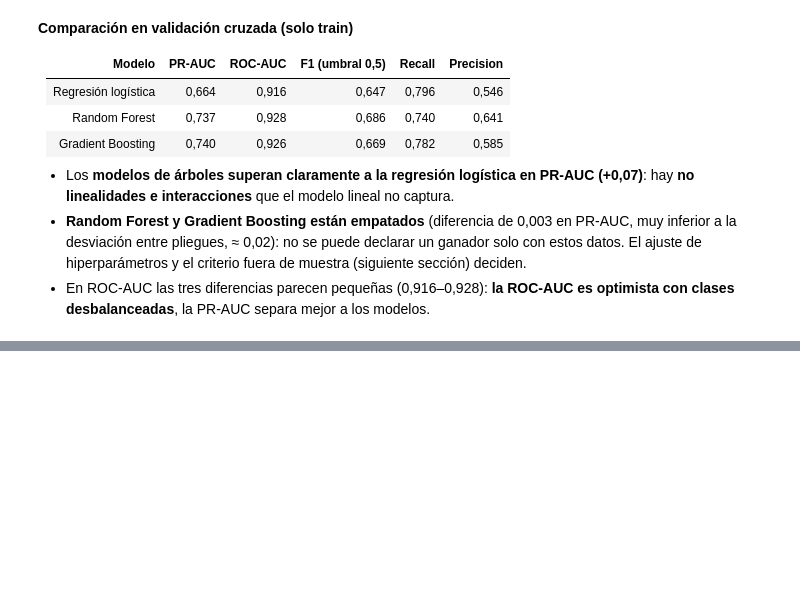
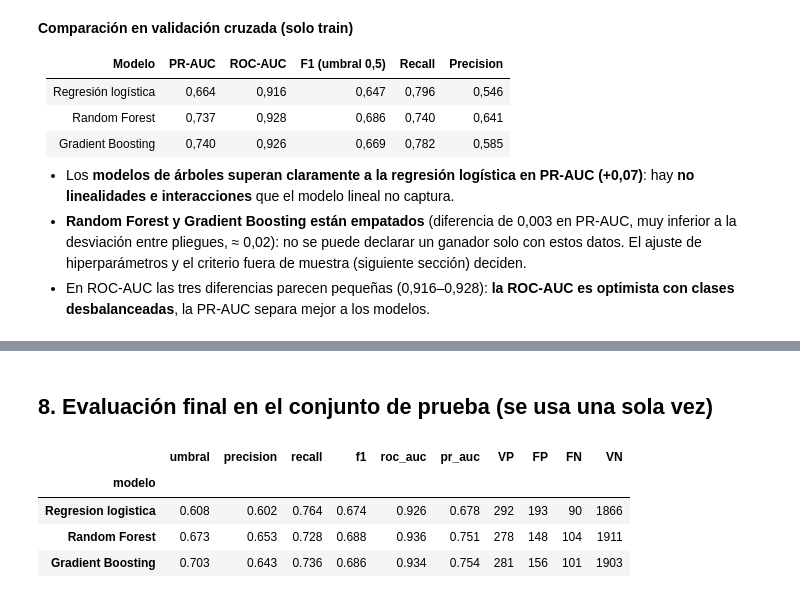
Before and after one commit to Xantyagoh/grupo3-ml-intencion-compra, a Jupyter notebook: evaluacion 4/notebooks/03_supervisado.ipynb, the cells around one changed output, grey strips where cells are left out. Cells and saved outputs as stored; diff of their text form; code cells hidden in the pictures; blank space fills up the shorter version.

```diff
--- a/evaluacion 4/notebooks/03_supervisado.ipynb
+++ b/evaluacion 4/notebooks/03_supervisado.ipynb
@@ -175,0 +208,18 @@ plt.show()
+# %%
+from sklearn.model_selection import cross_val_predict
+from sklearn.metrics import precision_recall_curve, roc_curve
+
+candidatos = {'Regresion logistica': hacer_pipeline(lr_bal), 'Random Forest': mejores['Random Forest'],
+              'Gradient Boosting': mejores['Gradient Boosting']}
+oof, umbrales = {}, {}
+for nombre, pipe in candidatos.items():
+    oof[nombre] = cross_val_predict(pipe, X_train, y_train, cv=CV, method='predict_proba', n_jobs=-1)[:, 1]
+    p, r, t = precision_recall_curve(y_train, oof[nombre])
+    f1s = 2 * p[:-1] * r[:-1] / (p[:-1] + r[:-1] + 1e-12)
+    umbrales[nombre] = float(t[np.argmax(f1s)])
+    print(f'{nombre:<22} umbral que maximiza F1 en train (fuera de muestra): {umbrales[nombre]:.3f}  (F1 = {f1s.max():.3f})')
+
+# El modelo se ELIGE con la PR-AUC fuera de muestra sobre TRAIN (nunca con el test)
+pr_oof = {n: average_precision_score(y_train, o) for n, o in oof.items()}
+mejor = max(pr_oof, key=pr_oof.get)
+print('PR-AUC fuera de muestra en train:', {n: round(v, 3) for n, v in pr_oof.items()}, '->  modelo elegido:', mejor)
@@ -175,0 +231,22 @@ plt.show()
+# %% [markdown]
+## 8. Evaluación final en el conjunto de prueba (se usa una sola vez)
+# %%
+finales, probas_test = [], {}
+for nombre, pipe in candidatos.items():
+    pipe.fit(X_train, y_train)
+    prob = pipe.predict_proba(X_test)[:, 1]
+    probas_test[nombre] = prob
+    pred = (prob >= umbrales[nombre]).astype(int)
+    tn, fp, fn, tp = confusion_matrix(y_test, pred).ravel()
+    finales.append({'modelo': nombre, 'umbral': umbrales[nombre], 'precision': precision_score(y_test, pred),
+                    'recall': recall_score(y_test, pred), 'f1': f1_score(y_test, pred),
+                    'roc_auc': roc_auc_score(y_test, prob), 'pr_auc': average_precision_score(y_test, prob),
+                    'VP': tp, 'FP': fp, 'FN': fn, 'VN': tn})
+tabla_final = pd.DataFrame(finales).set_index('modelo')
+tabla_final
+# %% [output]
+|  | umbral | precision | recall | f1 | roc_auc | pr_auc | VP | FP | FN | VN |
+| modelo |  |  |  |  |  |  |  |  |  |  |
+| Regresion logistica | 0.608 | 0.602 | 0.764 | 0.674 | 0.926 | 0.678 | 292 | 193 | 90 | 1866 |
+| Random Forest | 0.673 | 0.653 | 0.728 | 0.688 | 0.936 | 0.751 | 278 | 148 | 104 | 1911 |
+| Gradient Boosting | 0.703 | 0.643 | 0.736 | 0.686 | 0.934 | 0.754 | 281 | 156 | 101 | 1903 |
```
Also changed, not shown: parts of 7 cells of this notebook, 4 other files.
